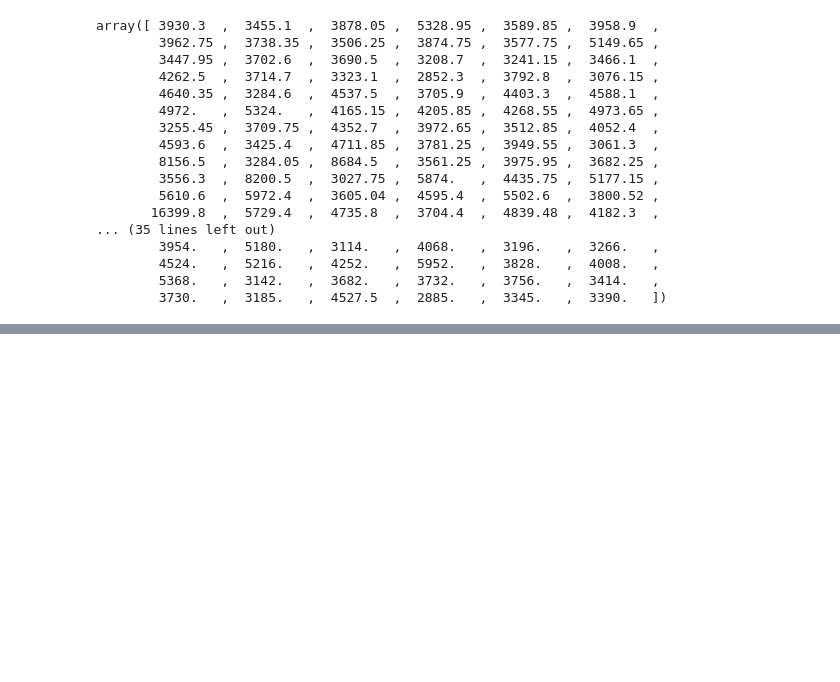
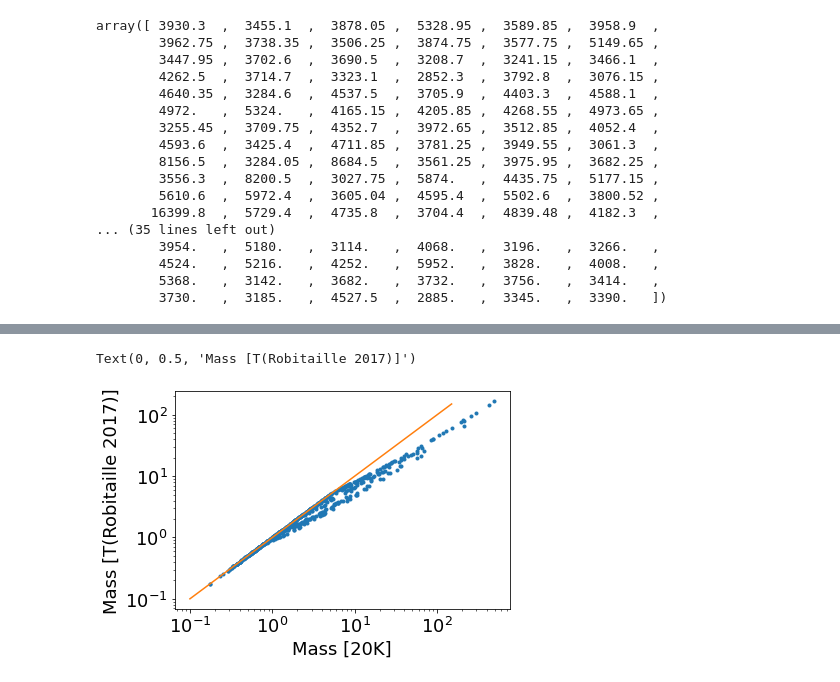
Before and after one commit to ALMA-IMF/notebooks, a Jupyter notebook: CatalogFluxHistogram.ipynb, the cells around one changed output, grey strips where cells are left out. Saved outputs shown, nothing was run; the diff lists cells and outputs as text; code cells hidden in the pictures; blank space fills up the shorter version.

```diff
--- a/CatalogFluxHistogram.ipynb
+++ b/CatalogFluxHistogram.ipynb
@@ -263,0 +365,13 @@ array([ 3930.3  ,  3455.1  ,  3878.05 ,  5328.95 ,  3589.85 ,  3958.9  ,
+# %%
+pl.loglog( mass(lconcat['S_peak']*u.mJy,
+                              20*u.K,
+                              lconcat['distance'].quantity),
+          mass(lconcat['S_peak']*u.mJy,
+                              theo_temperature(lconcat['S_peak']*u.mJy),
+                              lconcat['distance'].quantity), '.')
+pl.plot([0.1,150],[0.1,150])
+pl.xlabel("Mass [20K]")
+pl.ylabel("Mass [T(Robitaille 2017)]")
+# %% [output]
+Text(0, 0.5, 'Mass [T(Robitaille 2017)]')
+[figure, added]
```
Also changed, not shown: parts of 14 cells of this notebook.
